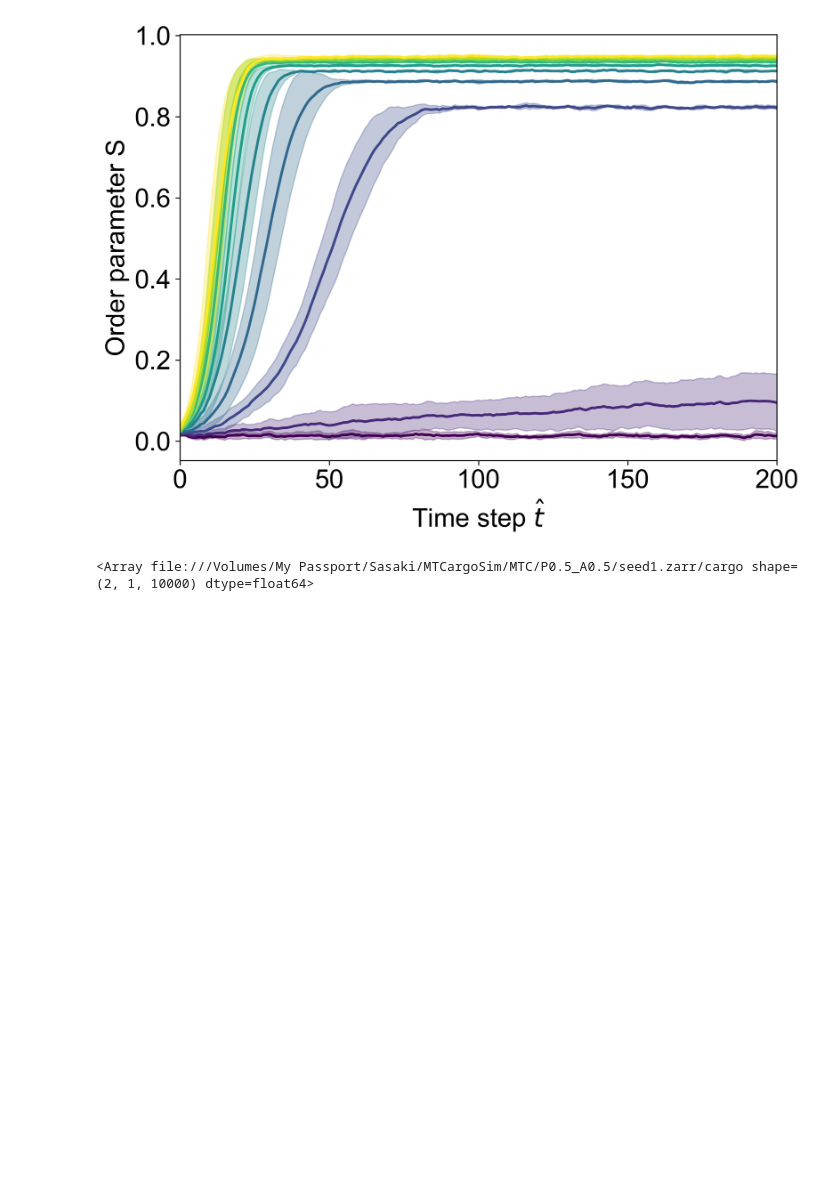
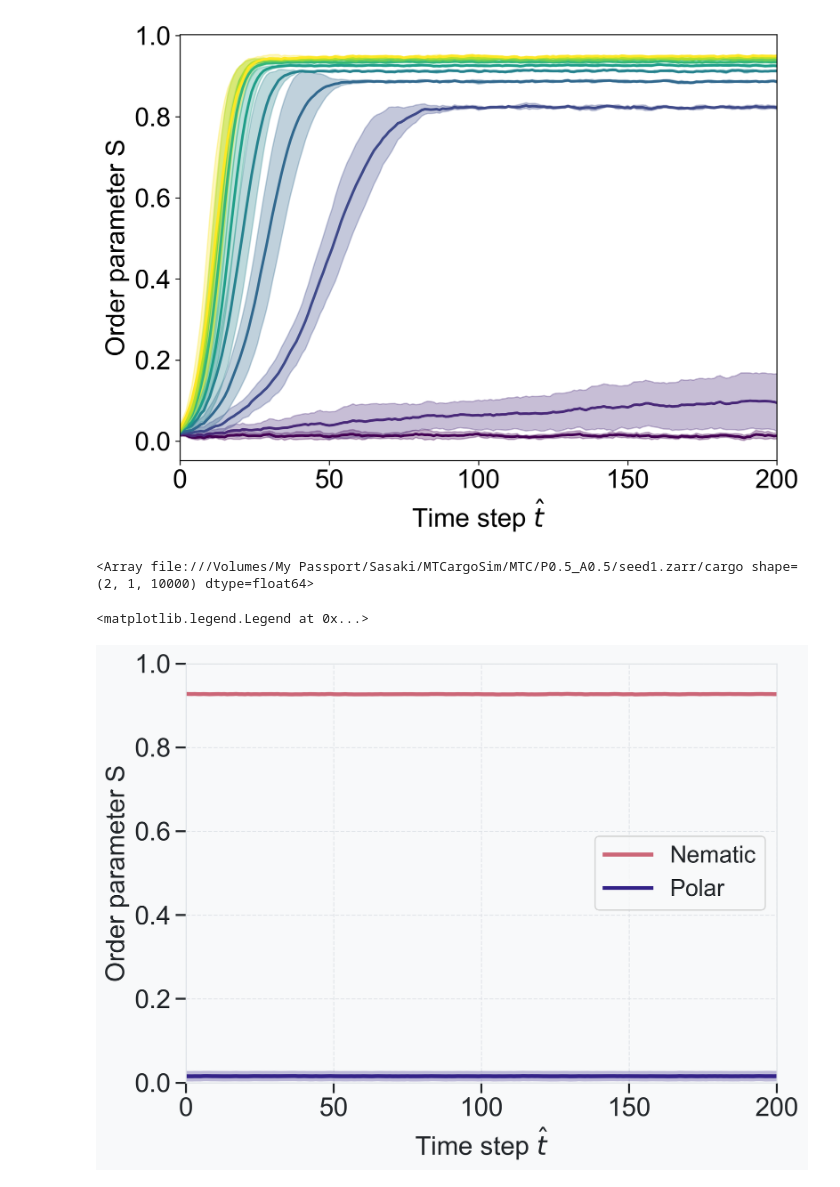
Before and after one commit to wppppupr/MTCargoSim, a Jupyter notebook: notebook/python.ipynb, the cells around one changed output. Saved outputs shown, nothing was run; the diff lists cells and outputs as text; code cells hidden in the pictures; blank space fills up the shorter version.

```diff
--- a/notebook/python.ipynb
+++ b/notebook/python.ipynb
@@ -233,3 +233,50 @@ zarr_path = r'/Volumes/My Passport/Sasaki/MTCargoSim/MTC/P0.5_A0.5/seed1.zarr/ca
 zarr.open_array(zarr_path, mode='r')
 # %% [output]
 <Array file:///Volumes/My Passport/Sasaki/MTCargoSim/MTC/P0.5_A0.5/seed1.zarr/cargo shape=(2, 1, 10000) dtype=float64>
+# %%
+import zarr
+import numpy as np
+import glob
+import os
+
+def ensembleS(folder):
+    S_list = []
+
+    for f in sorted(glob.glob(os.path.join(folder, "seed*.zarr/nematic_order_param.zarr"))):
+        S = zarr.open_array(f, mode='r')
+        S = S[:]
+        S_list.append(S)
+
+    return np.array(S_list)
+
+def ensembleP(folder):
+    P_list = []
+
+    for f in sorted(glob.glob(os.path.join(folder, "seed*.zarr/polar_order_param.zarr"))):
+        P = zarr.open_array(f, mode='r')
+        P = P[:]
+        P_list.append(P)
+
+    return np.array(P_list)
+
+folder = f'/Volumes/My Passport/Sasaki/MTCargoSim/MTC/P0.5_A0.5'
+S = ensembleS(folder)
+P = ensembleP(folder)
+# %%
+import matplotlib.pyplot as plt
+
+plt.style.use('../my_style.mplstyle')
+
+fig, ax = plt.subplots()
+
+ax.plot(np.arange(S.shape[1]), np.mean(S, axis=0), label = 'Nematic')
+ax.fill_between(np.arange(S.shape[1]), np.mean(S, axis=0) - np.std(S, axis=0), np.mean(S, axis=0) + np.std(S, axis=0), alpha=0.3)
+
+ax.plot(np.arange(P.shape[1]), np.mean(P, axis=0), label='Polar')
+ax.fill_between(np.arange(P.shape[1]), np.mean(P, axis=0) - np.std(P, axis=0), np.mean(P, axis=0) + np.std(P, axis=0), alpha=0.3)
+
+ax.set(xlabel='Time step $\hat{t}$', ylabel='Order parameter S', xlim = (0, 200), ylim = (0, 1))
+ax.legend()
+# %% [output]
+<matplotlib.legend.Legend at 0x...>
+[figure, added]
```
Also changed, not shown: 1 other file.
